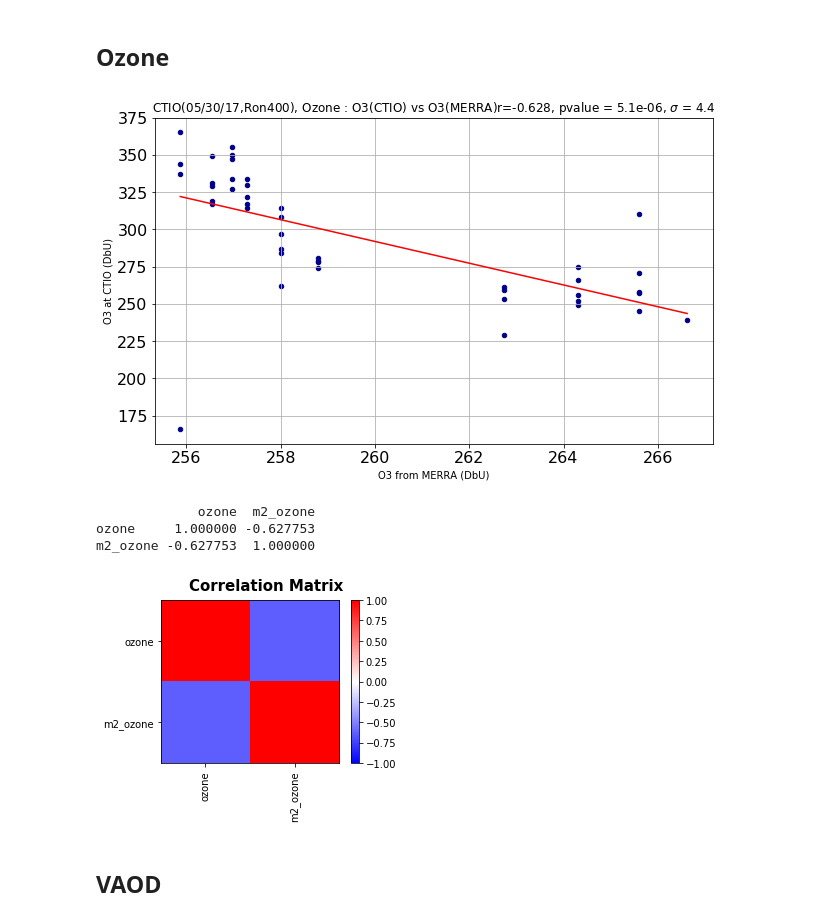
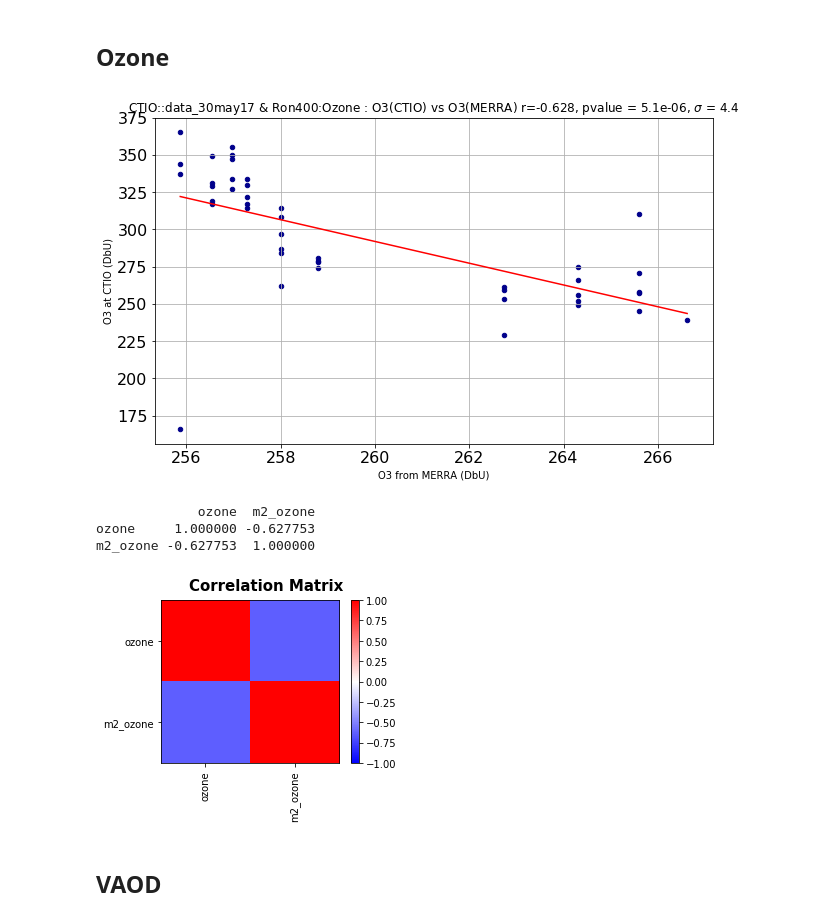
Before and after one commit to sylvielsstfr/GMAOMERRA2, a Jupyter notebook: atmparamcomp/CompareAtmParametersCTIO2017.ipynb, the cells around one changed output. Drawn from its saved outputs; the diff is of its cells as text; code cells hidden in the pictures.

```diff
--- a/atmparamcomp/CompareAtmParametersCTIO2017.ipynb
+++ b/atmparamcomp/CompareAtmParametersCTIO2017.ipynb
@@ -117,7 +142,9 @@ df_ctio.tail()
+# %%
+selection_tag=selected_night+' & '+selected_disperser+':'
 # %% [markdown]
 ## Select the night
 # %%
-df_ctio_select=df_ctio.loc[df_ctio["subdir"]=="data_30may17"]
+df_ctio_select=df_ctio.loc[df_ctio["subdir"]==selected_night]
 # %%
 df_ctio_select
 # %% [output]
@@ -147,7 +174,7 @@ len(df_ctio_select)
 # %% [markdown]
 ## Select the disperser
 # %%
-df_ctio_select_sel=df_ctio_select[df_ctio_select["disperser"]=="Ron400"]
+df_ctio_select_sel=df_ctio_select[df_ctio_select["disperser"]==selected_disperser]
 # %%
 len(df_ctio_select_sel)
 # %% [output]
@@ -456,10 +487,12 @@ m2_pwv  0.244819  1.000000
 ## Ozone
 # %%
 df_ozone=df_ctio_new[["ozone","m2_ozone"]]
+# %%
+title="CTIO::"+selection_tag+"Ozone : O3(CTIO) vs O3(MERRA) "
 # %%
-StudyCorrelation(df_ozone,"m2_ozone","ozone","CTIO(05/30/17,Ron400), Ozone : O3(CTIO) vs O3(MERRA)","O3 from MERRA (DbU)","O3 at CTIO (DbU)")
+StudyCorrelation(df_ozone,"m2_ozone","ozone",title,"O3 from MERRA (DbU)","O3 at CTIO (DbU)")
 # %% [output]
-[figure, old version]
+[figure, new version]
              ozone  m2_ozone
 ozone     1.000000 -0.627753
 m2_ozone -0.627753  1.000000
```
Also changed, not shown: parts of 13 cells of this notebook.
